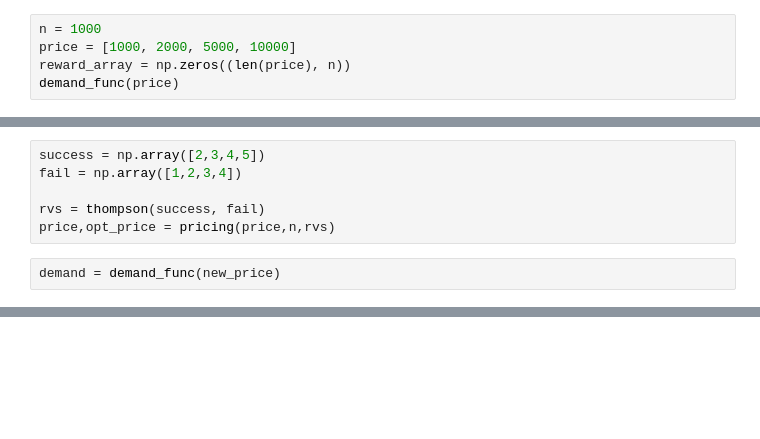
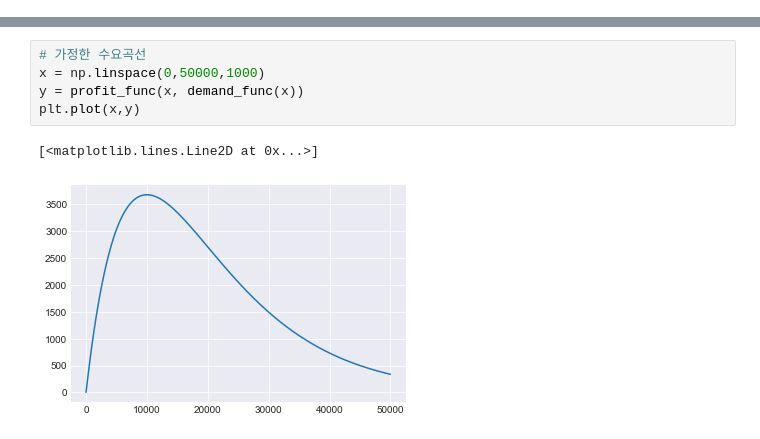
Before and after one commit to dhdcjswo/MAB_meta, a Jupyter notebook: notebook/01_dynamic_pricing.ipynb, the cells around one changed output, grey strips where cells are left out. Drawn from its saved outputs; the diff is of its cells as text; blank space fills up the shorter version.

```diff
--- a/notebook/01_dynamic_pricing.ipynb
+++ b/notebook/01_dynamic_pricing.ipynb
@@ -106,5 +0,0 @@ def pricing(price,n, rvs):
-# %%
-n = 1000
-price = [1000, 2000, 5000, 10000]
-reward_array = np.zeros((len(price), n))
-demand_func(price)
@@ -115,8 +0,0 @@ test = MAB(demand_func(price))
-# %%
-success = np.array([2,3,4,5])
-fail = np.array([1,2,3,4])
-
-rvs = thompson(success, fail)
-price,opt_price = pricing(price,n,rvs)
-# %%
-demand = demand_func(new_price)
@@ -272,0 +49,8 @@ array([20888.24049746, 29955.30050319, 44386.8491606 ,  7372.97550144,
+# %%
+# 가정한 수요곡선
+x = np.linspace(0,50000,1000)
+y = profit_func(x, demand_func(x))
+plt.plot(x,y)
+# %% [output]
+[<matplotlib.lines.Line2D at 0x...>]
+[figure, added]
```
Also changed, not shown: parts of 44 cells of this notebook.
